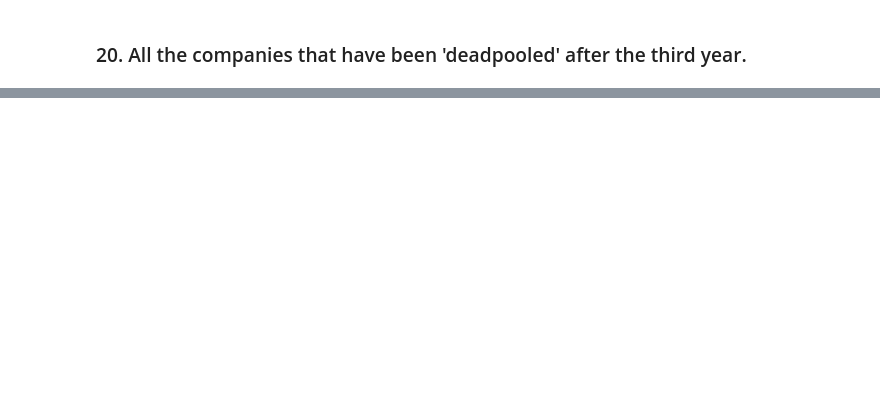
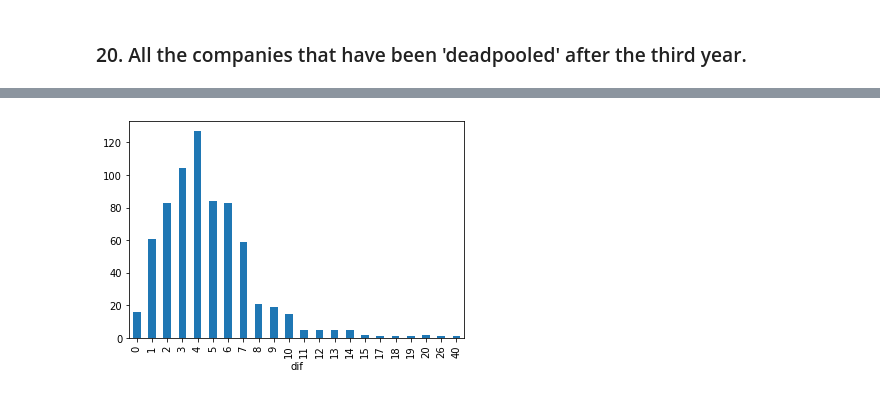
Before and after one commit to ironhack-datalabs/datamad0120, a Jupyter notebook: module-2/lab-advance-querying-mongo/your_code/main.ipynb, the cells around one changed output, grey strips where cells are left out. Cells and saved outputs as stored; diff of their text form; code cells hidden in the pictures; blank space fills up the shorter version.

```diff
--- a/module-2/lab-advance-querying-mongo/your_code/main.ipynb
+++ b/module-2/lab-advance-querying-mongo/your_code/main.ipynb
@@ -178,0 +563,6 @@ list(found_year.limit(20))
+# %%
+#Si analizamos en su conjunto: --> se filtra las >=0 porque hay algunos valores erroneos negativos.
+df_0 = df[df["dif"] >= 0]
+df_0.groupby("dif").count()['name'].plot.bar();
+# %% [output]
+[figure, added]
```
Also changed, not shown: parts of 41 cells of this notebook.
